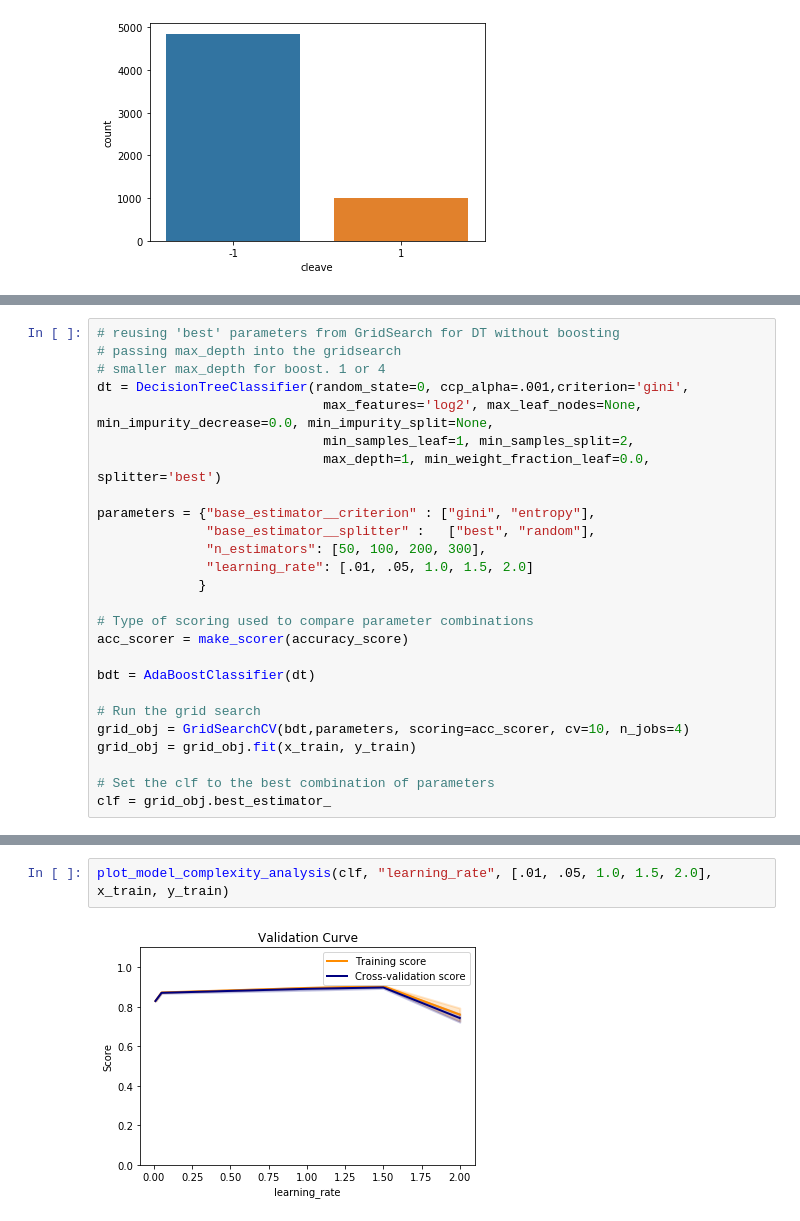
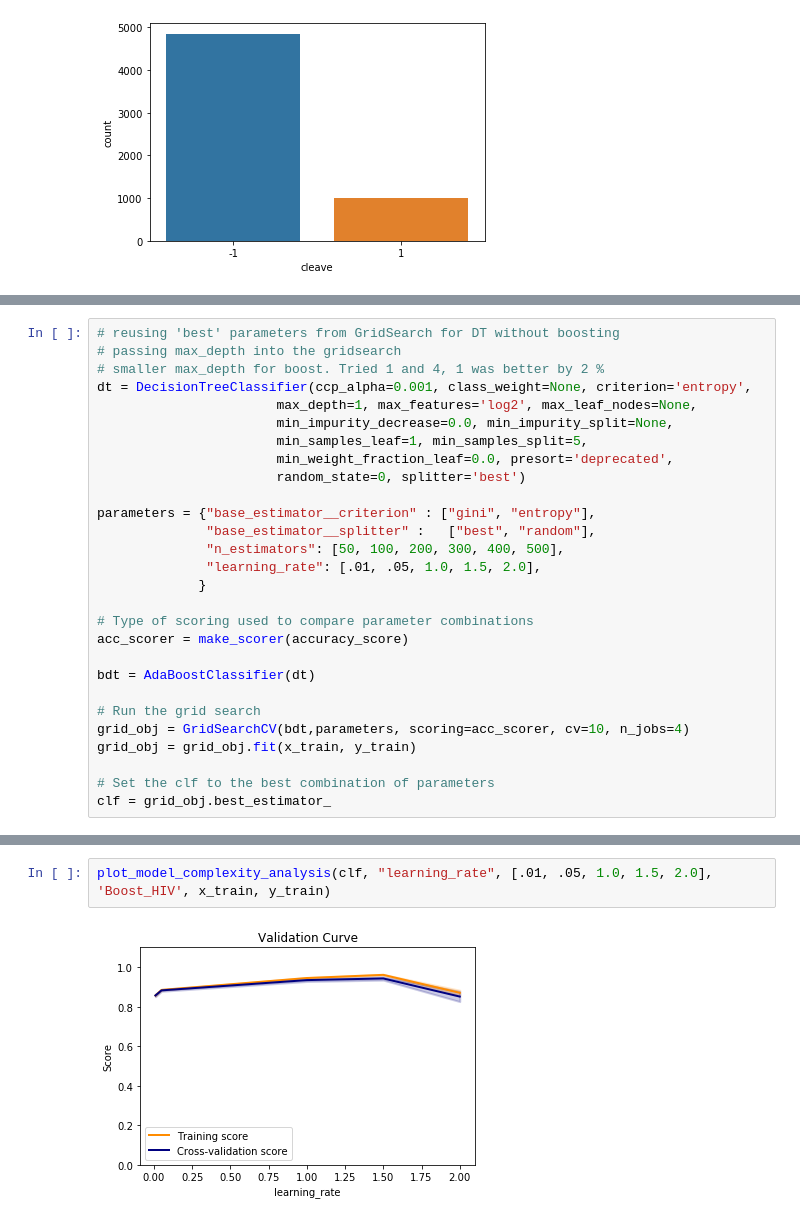
Before and after one commit to pparr/ml-supervised-learning, a Jupyter notebook: tuning/BoostDT_gridsearch_hiv.ipynb, the cells around one changed output, grey strips where cells are left out. Saved outputs shown, nothing was run; the diff lists cells and outputs as text.

```diff
--- a/tuning/BoostDT_gridsearch_hiv.ipynb
+++ b/tuning/BoostDT_gridsearch_hiv.ipynb
@@ -42,16 +37,18 @@ x_train, x_test, y_train, y_test = train_test_split(X, y, random_state=0, test_s
 # %%
 # reusing 'best' parameters from GridSearch for DT without boosting
 # passing max_depth into the gridsearch
-# smaller max_depth for boost. 1 or 4
-dt = DecisionTreeClassifier(random_state=0, ccp_alpha=.001,criterion='gini',
-                             max_features='log2', max_leaf_nodes=None, min_impurity_decrease=0.0, min_impurity_split=None,
-                             min_samples_leaf=1, min_samples_split=2,
-                             max_depth=1, min_weight_fraction_leaf=0.0, splitter='best')
+# smaller max_depth for boost. Tried 1 and 4, 1 was better by 2 %
+dt = DecisionTreeClassifier(ccp_alpha=0.001, class_weight=None, criterion='entropy',
+                       max_depth=1, max_features='log2', max_leaf_nodes=None,
+                       min_impurity_decrease=0.0, min_impurity_split=None,
+                       min_samples_leaf=1, min_samples_split=5,
+                       min_weight_fraction_leaf=0.0, presort='deprecated',
+                       random_state=0, splitter='best')
 
 parameters = {"base_estimator__criterion" : ["gini", "entropy"],
               "base_estimator__splitter" :   ["best", "random"],
-              "n_estimators": [50, 100, 200, 300],
-              "learning_rate": [.01, .05, 1.0, 1.5, 2.0]
+              "n_estimators": [50, 100, 200, 300, 400, 500],
+              "learning_rate": [.01, .05, 1.0, 1.5, 2.0],
              }
 
 # Type of scoring used to compare parameter combinations
@@ -103,4 +124,4 @@ plot_learning_curve(clf, "Boost Decision Tree", x_train, y_train, ylim=[0,1.1])
 # %%
-plot_model_complexity_analysis(clf, "learning_rate", [.01, .05, 1.0, 1.5, 2.0], x_train, y_train)
+plot_model_complexity_analysis(clf, "learning_rate", [.01, .05, 1.0, 1.5, 2.0], 'Boost_HIV', x_train, y_train)
 # %% [output]
-[figure, old version]
+[figure, new version]
```
Also changed, not shown: parts of 7 cells of this notebook, 44 other files.
